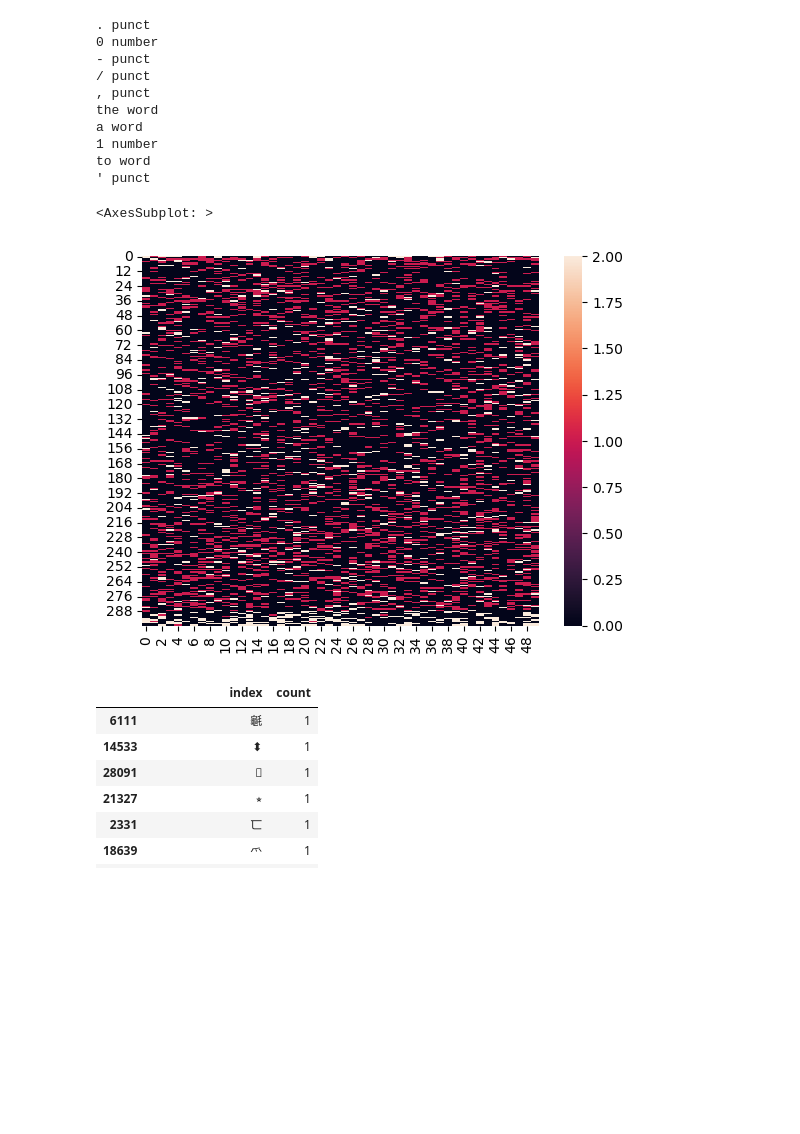
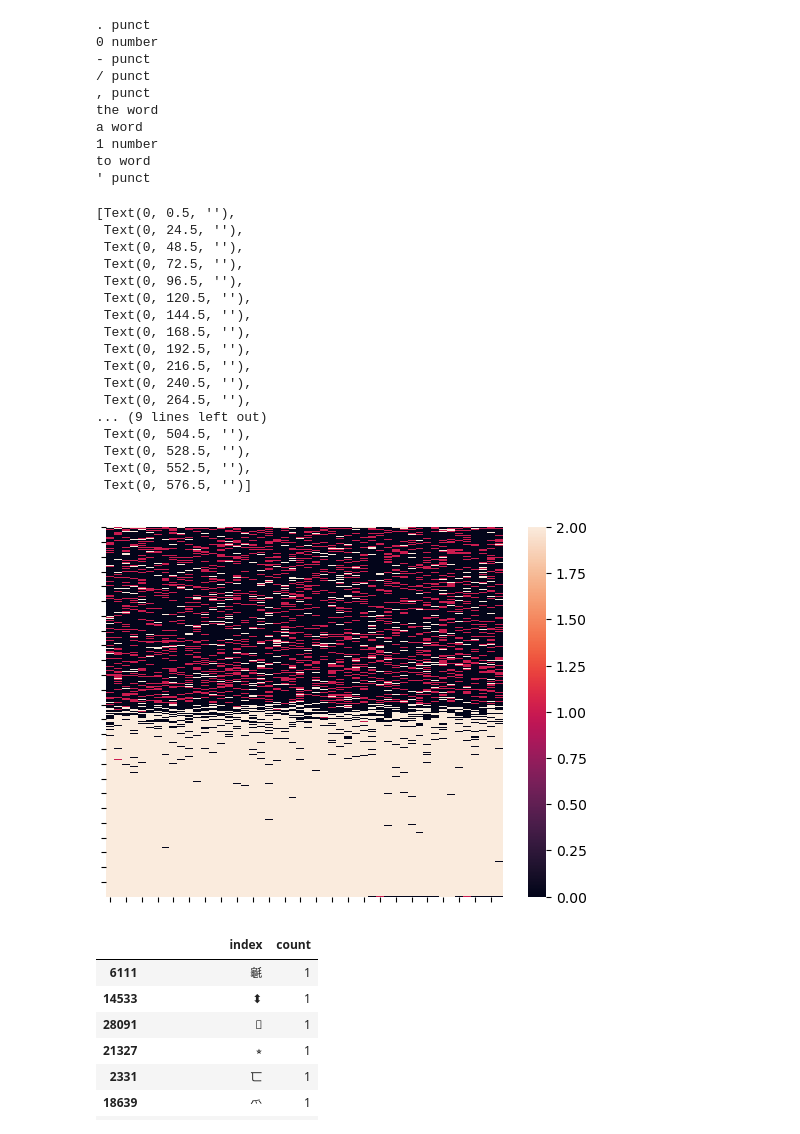
Before and after one commit to rcap107/study-gittables, a Jupyter notebook: notebooks/tokenize-study.ipynb, the cells around one changed output. Saved outputs shown, nothing was run; the diff lists cells and outputs as text; code cells hidden in the pictures; blank space fills up the shorter version.

```diff
--- a/notebooks/tokenize-study.ipynb
+++ b/notebooks/tokenize-study.ipynb
@@ -291,10 +291,28 @@ def map_to_class(val):
     else:
         return 2
 # %%
-sns.heatmap(reset["index"][:15000].apply(map_to_class).values.reshape(-1, 50))
+ax = sns.heatmap(reset["index"][:].apply(map_to_class).values.reshape(-1, 50))
+ax.set_xticklabels(labels=[])
+ax.set_yticklabels(labels=[])
 # %% [output]
-<AxesSubplot: >
+[Text(0, 0.5, ''),
+ Text(0, 24.5, ''),
+ Text(0, 48.5, ''),
+ Text(0, 72.5, ''),
+ Text(0, 96.5, ''),
+ Text(0, 120.5, ''),
+ Text(0, 144.5, ''),
+ Text(0, 168.5, ''),
+ Text(0, 192.5, ''),
+ Text(0, 216.5, ''),
+ Text(0, 240.5, ''),
+ Text(0, 264.5, ''),
+... (9 lines left out)
+ Text(0, 504.5, ''),
+ Text(0, 528.5, ''),
+ Text(0, 552.5, ''),
+ Text(0, 576.5, '')]
-[figure, old version]
+[figure, new version]
 # %%
 reset[-50:]
 # %% [output]
```
Also changed, not shown: 1 other file.
